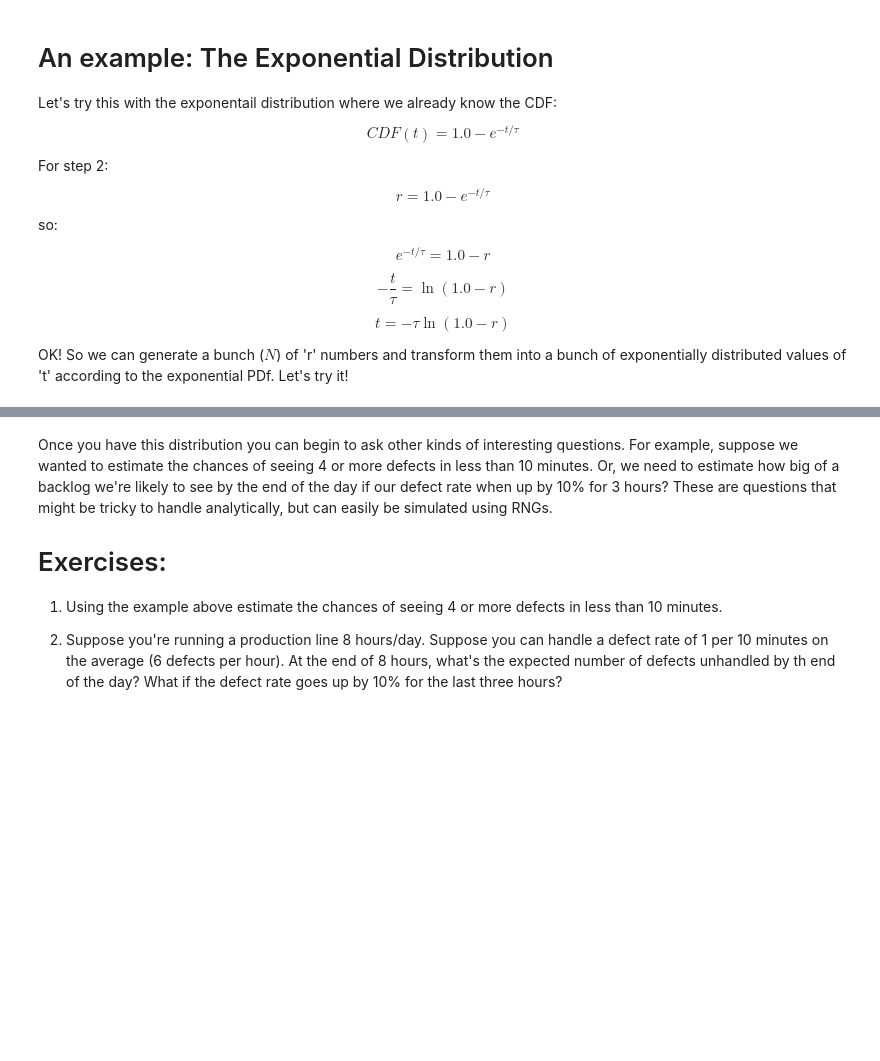
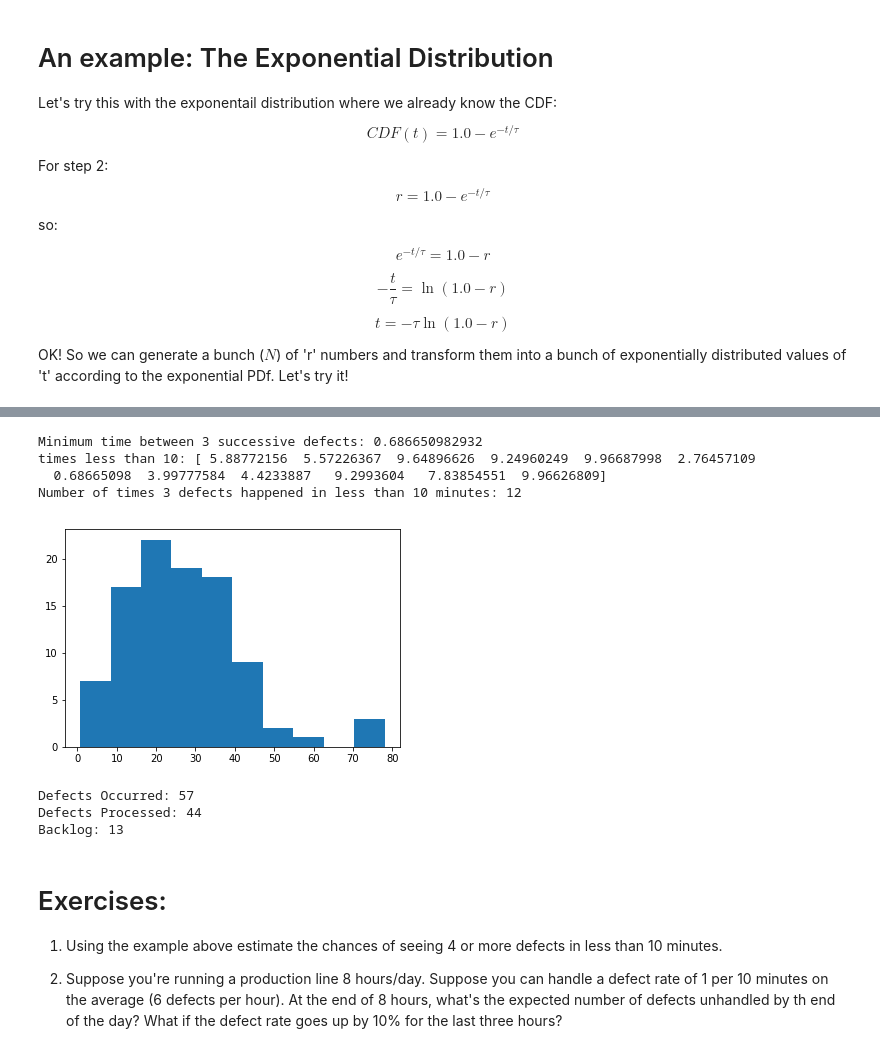
Before and after one commit to sspickle/instrumentation-projects, a Jupyter notebook: proj3/Stats3.ipynb, the cells around one changed output, grey strips where cells are left out. Cells and saved outputs as stored; diff of their text form; code cells hidden in the pictures; blank space fills up the shorter version.

```diff
--- a/proj3/Stats3.ipynb
+++ b/proj3/Stats3.ipynb
@@ -127,6 +155,55 @@ Text(0,0.5,'Number (out of 10000)')
+# %%
+# What is the time between three successive defects? Use the "slice" concept
+
+delta3 = t[:-2] + t[1:-1] + t[2:]
+pl.hist(delta3)
+print("Minimum time between 3 successive defects:", min(delta3))
+
+ThreeInLessThan10 = delta3<10
+print("times less than 10:", delta3[np.nonzero(ThreeInLessThan10)])
+print("Number of times 3 defects happened in less than 10 minutes:", len(delta3[np.nonzero(ThreeInLessThan10)]))
+# %% [output]
+Minimum time between 3 successive defects: 0.686650982932
+times less than 10: [ 5.88772156  5.57226367  9.64896626  9.24960249  9.96687998  2.76457109
+  0.68665098  3.99777584  4.4233887   9.2993604   7.83854551  9.96626809]
+Number of times 3 defects happened in less than 10 minutes: 12
+[figure, added]
+# %%
+#
+# Let's simulate an assembly line for one hour.
+#
+
+finalTime = 8*60          # assume an 8 hour shift
+processTime = 10.0        # how long does it take to process an
+currTime = 0.0            # what time is it now?
+nextTime = processTime    # when will the last defect be finished? (it takes 10 minutes to handle a defect)
+defectsProcessed = 0      # how many defects have been processed?
+defectsOccurred = 0
+
+for delta in t:
+    currTime = currTime + delta # when does the next defect appear?
+
+    if currTime > finalTime:
+        break # OK, it's the end of the 8 hour shift, break out.
+
+    defectsOccurred += 1  # count the number of defects that have happened.
+
+    if currTime > nextTime:
+        nextTime = currTime + processTime # process immediately
+    else:
+        nextTime = nextTime + processTime # process after this one.
+
+    if nextTime<finalTime:
+        defectsProcessed += 1
+
+print("Defects Occurred:", defectsOccurred)
+print("Defects Processed:", defectsProcessed)
+print("Backlog:", defectsOccurred-defectsProcessed)
+# %% [output]
+Defects Occurred: 57
+Defects Processed: 44
+Backlog: 13
 # %% [markdown]
-Once you have this distribution you can begin to ask other kinds of interesting questions. For example, suppose we wanted to estimate the chances of seeing 4 or more defects in less than 10 minutes. Or, we need to estimate how big of a backlog we're likely to see by the end of the day if our defect rate when up by 10% for 3 hours? These are questions that might be tricky to handle analytically, but can easily be simulated using RNGs.
-
 # Exercises:
 
 1) Using the example above estimate the chances of seeing 4 or more defects in less than 10 minutes.
```
Also changed, not shown: parts of 6 cells of this notebook.
